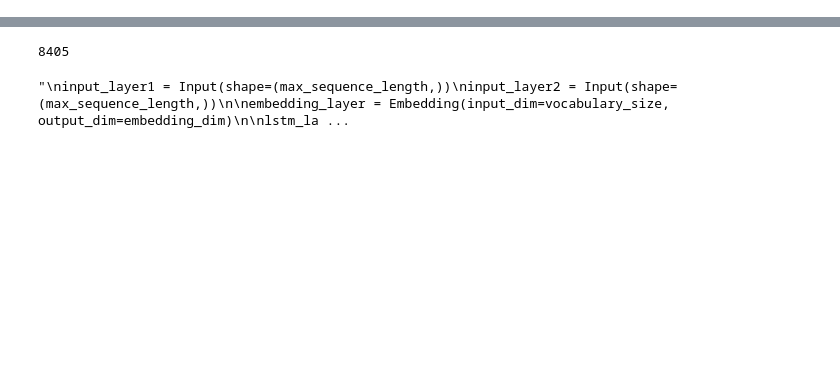
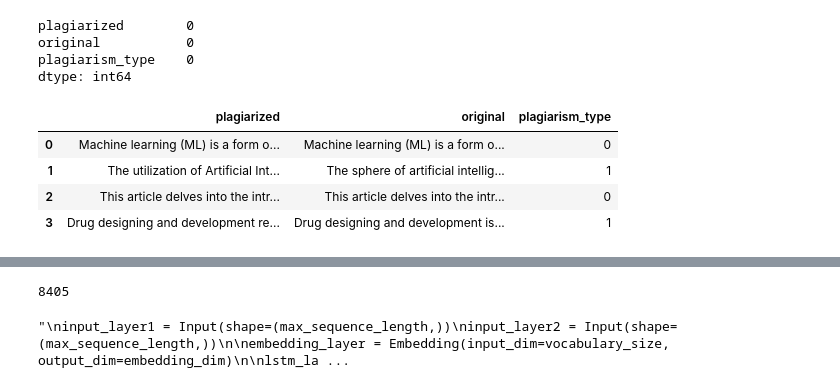
Before and after one commit to pablogonzalezdelaparra/NLPImplementation-Model-Python, a Jupyter notebook: PlagiarismTypeDetector.ipynb, the cells around one changed output, grey strips where cells are left out. Drawn from its saved outputs; the diff is of its cells as text; code cells hidden in the pictures; blank space fills up the shorter version.

```diff
--- a/PlagiarismTypeDetector.ipynb
+++ b/PlagiarismTypeDetector.ipynb
@@ -42,3 +41,18 @@ dtype: int64
+# %%
+# Preprocess test data
+print(test_data.isna().sum())
+test_data.dropna(inplace=True)
+test_data
+# %% [output]
+plagiarized        0
+original           0
+plagiarism_type    0
+dtype: int64
+|  | plagiarized | original | plagiarism_type |
+| 0 | Machine learning (ML) is a form o... | Machine learning (ML) is a form o... | 0 |
+| 1 | The utilization of Artificial Int... | The sphere of artificial intellig... | 1 |
+| 2 | This article delves into the intr... | This article delves into the intr... | 0 |
+| 3 | Drug designing and development re... | Drug designing and development is... | 1 |
 # %%
 # Assign data to variables
 plagiarized_texts = data['plagiarized']
```
Also changed, not shown: parts of 19 cells of this notebook, 5 other files.
